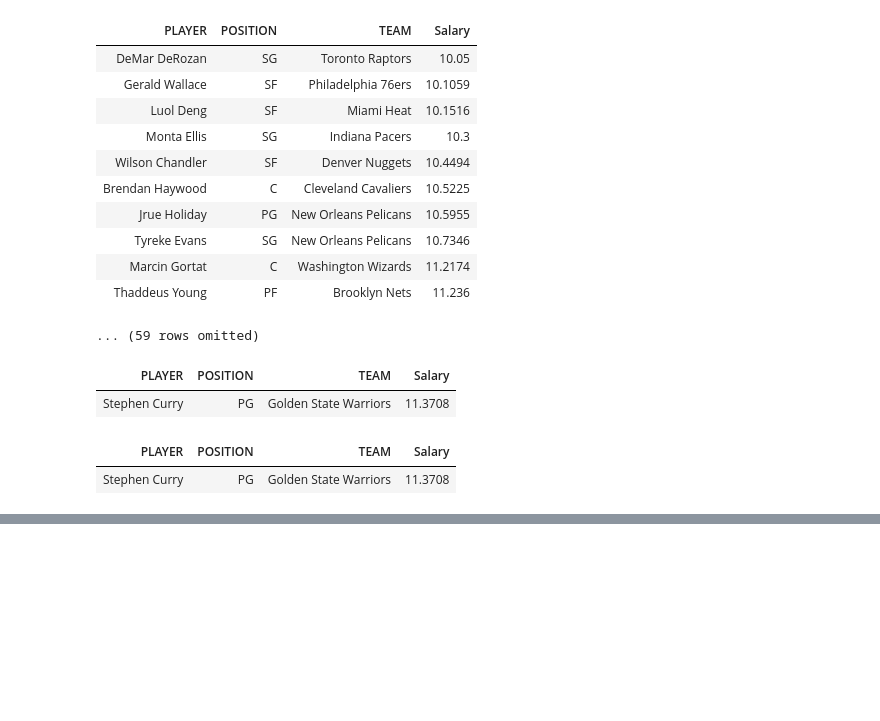
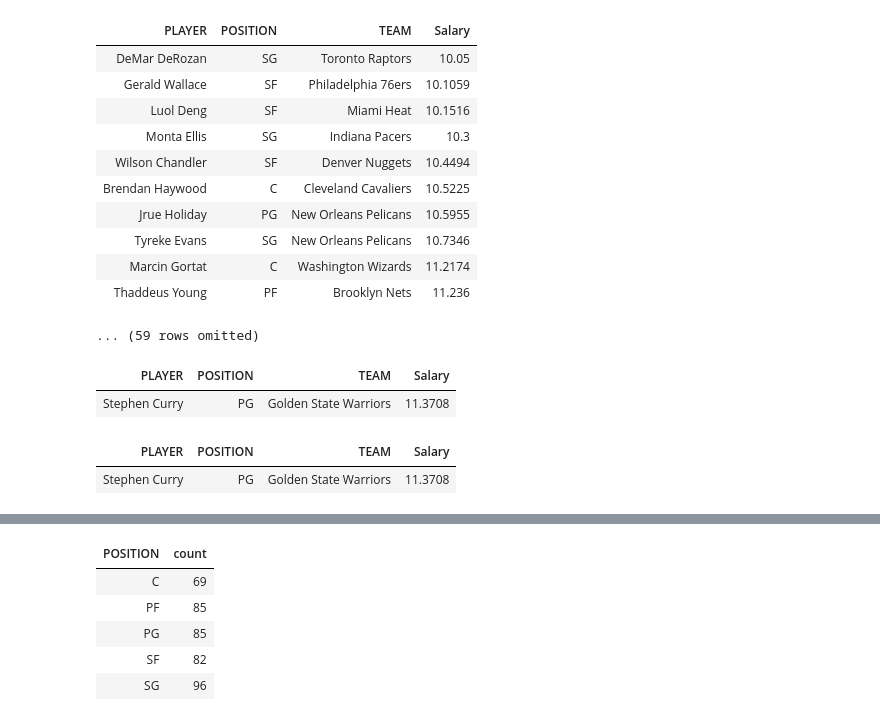
Before and after one commit to natbelo/C-digos-de-Estudo, a Jupyter notebook: Manipular_Tabelas.ipynb, the cells around one changed output, grey strips where cells are left out. Drawn from its saved outputs; the diff is of its cells as text; code cells hidden in the pictures; blank space fills up the shorter version.

```diff
--- a/Manipular_Tabelas.ipynb
+++ b/Manipular_Tabelas.ipynb
@@ -209,0 +228,11 @@ nba.where('PLAYER', 'Stephen Curry')
+# %%
+#Quantos jogadores da NBA havia em cada uma das cinco posições
+
+nba.group('POSITION')
+# %% [output]
+| POSITION | count |
+| C | 69 |
+| PF | 85 |
+| PG | 85 |
+| SF | 82 |
+| SG | 96 |
```
Also changed, not shown: parts of 2 cells of this notebook.
